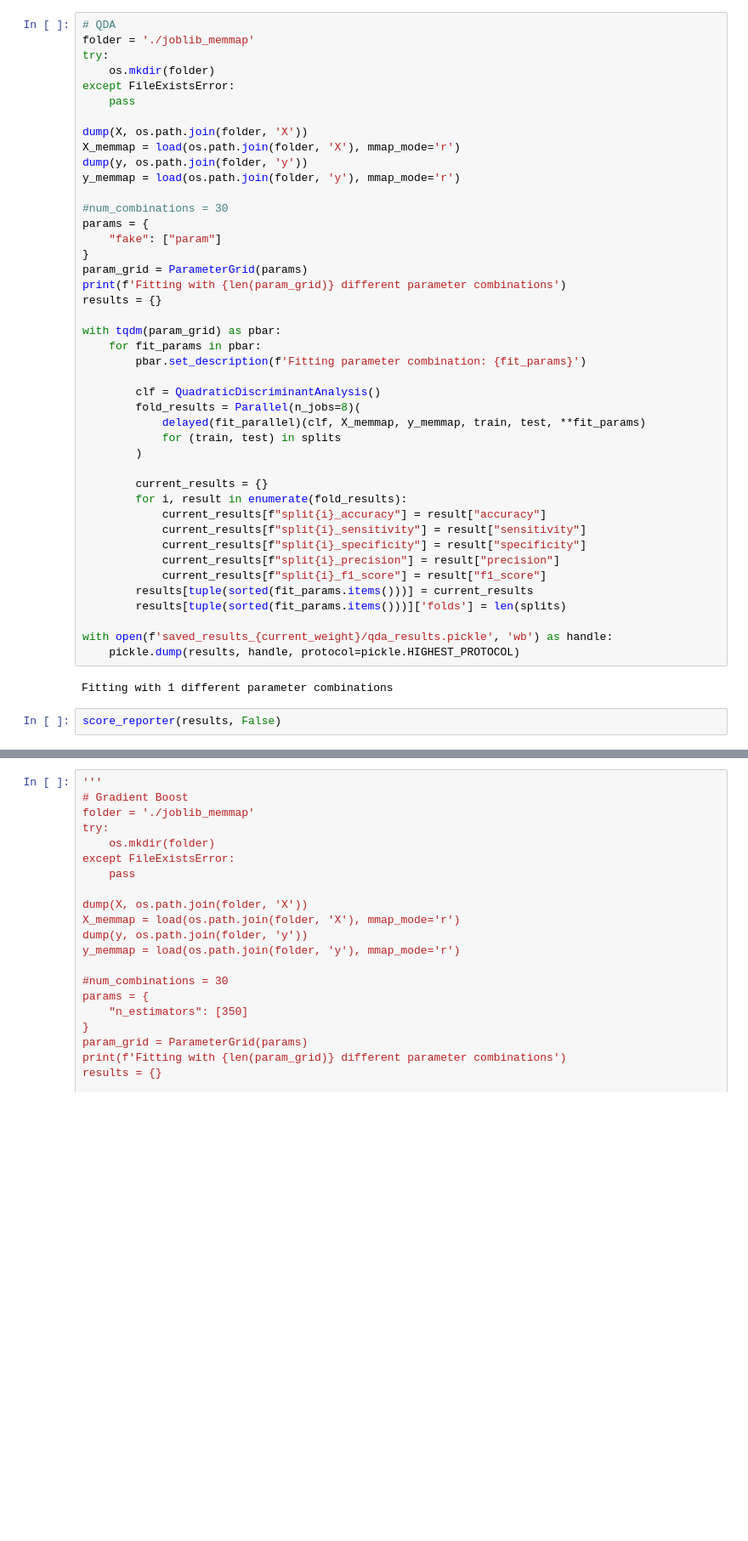
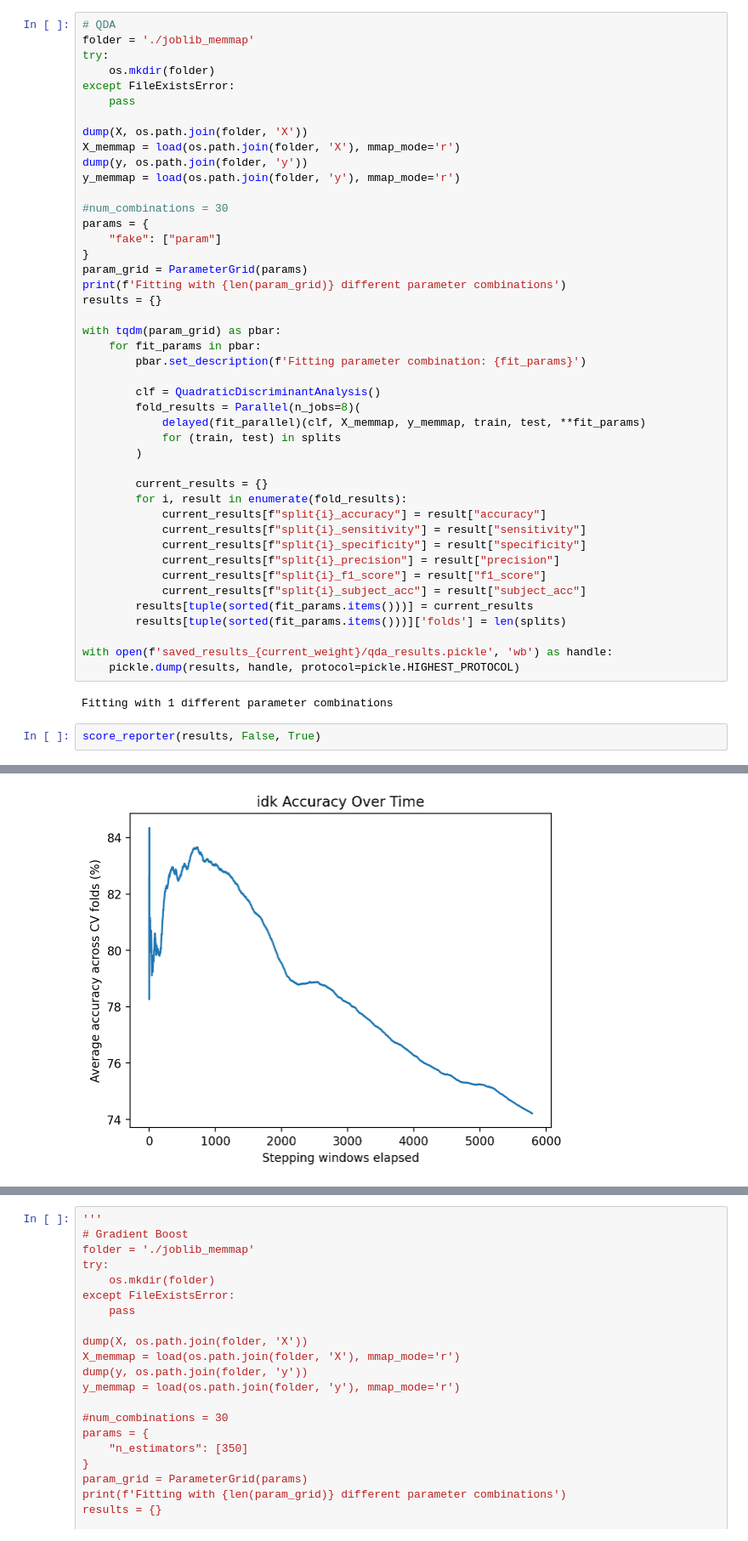
Before and after one commit to SVSM-AFib/2022-svsm-afib-group1, a Jupyter notebook: models/jshs/model_testing.ipynb, the cells around one changed output, grey strips where cells are left out. Shown at 85% size. Drawn from its saved outputs; the diff is of its cells as text; blank space fills up the shorter version.

```diff
--- a/models/jshs/model_testing.ipynb
+++ b/models/jshs/model_testing.ipynb
@@ -575,6 +633,7 @@ with tqdm(param_grid) as pbar:
             current_results[f"split{i}_specificity"] = result["specificity"]
             current_results[f"split{i}_precision"] = result["precision"]
             current_results[f"split{i}_f1_score"] = result["f1_score"]
+            current_results[f"split{i}_subject_acc"] = result["subject_acc"]
         results[tuple(sorted(fit_params.items()))] = current_results
         results[tuple(sorted(fit_params.items()))]['folds'] = len(splits)
 
@@ -583,5 +642,5 @@ with open(f'saved_results_{current_weight}/qda_results.pickle', 'wb') as handle:
 # %% [output]
 Fitting with 1 different parameter combinations
 # %%
-score_reporter(results, False)
+score_reporter(results, False, True)
 # %% [output]
@@ -604,0 +648 @@ Std F1-score: 0.2917833835341899
+[figure, added]
```
Also changed, not shown: parts of 28 cells of this notebook, 2 other files.
